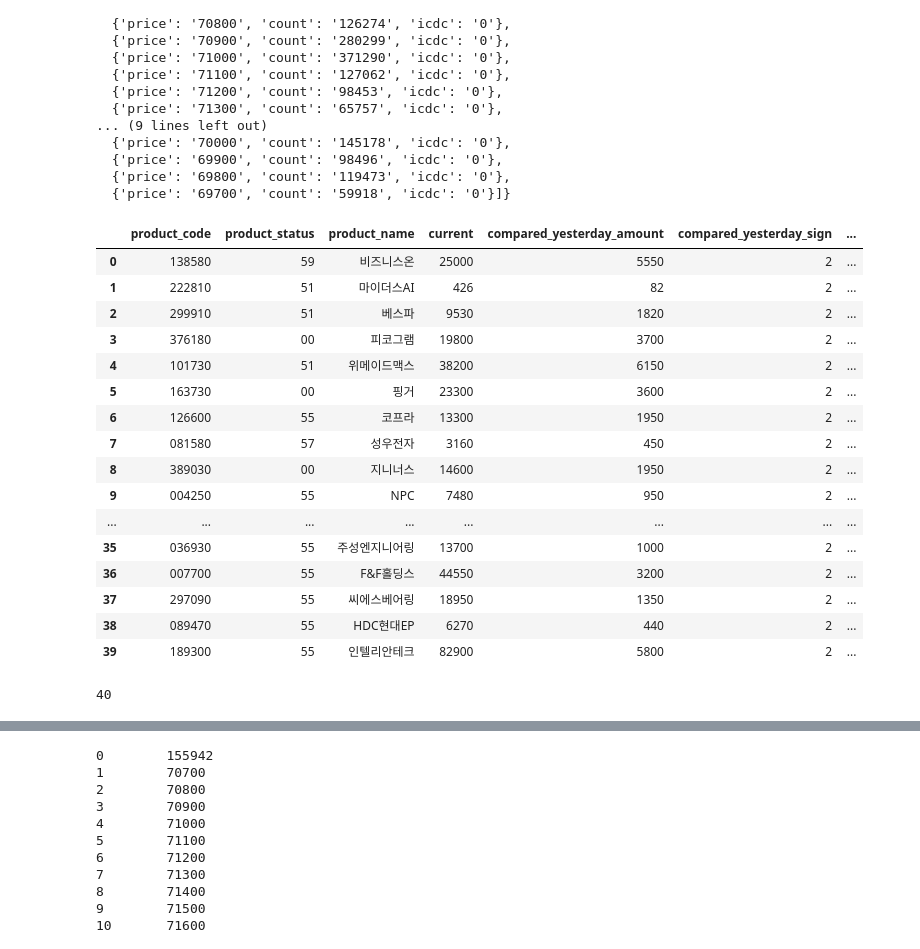
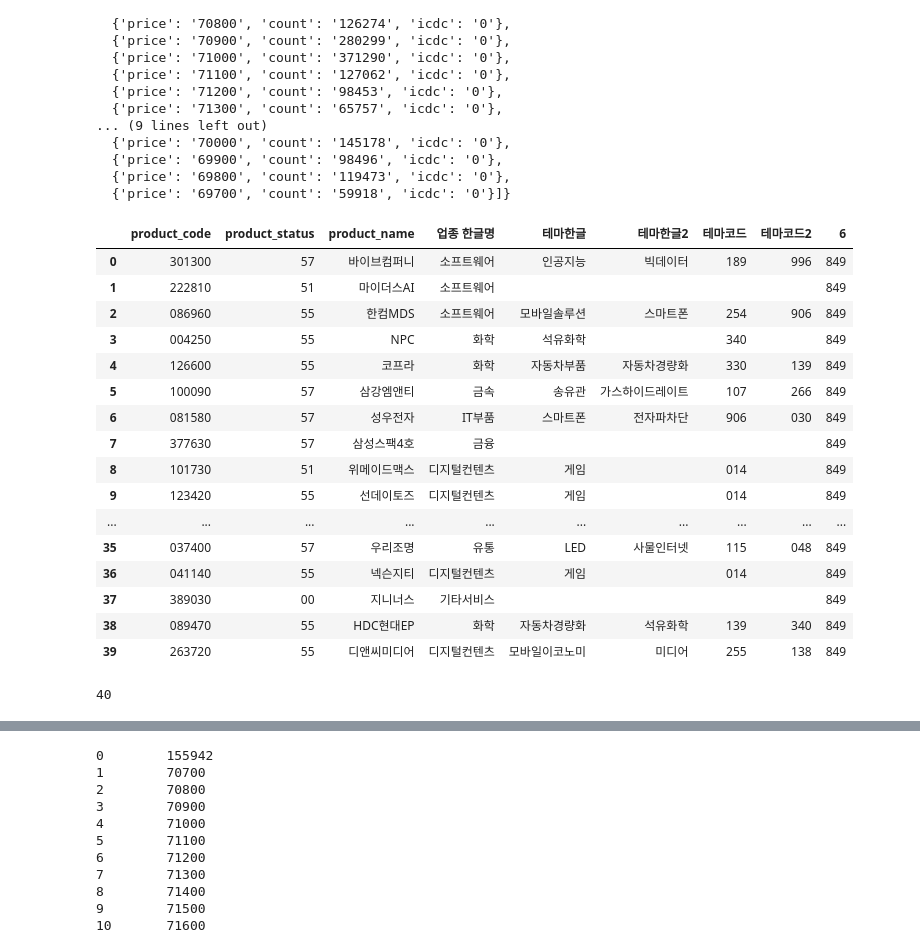
Before and after one commit to softyoungha/pyefriend, a Jupyter notebook: pyefriend_example.ipynb, the cells around one changed output, grey strips where cells are left out. Saved outputs shown, nothing was run; the diff lists cells and outputs as text; code cells hidden in the pictures.

Commit message:
get_product_info 추가

```diff
--- a/pyefriend_example.ipynb
+++ b/pyefriend_example.ipynb
@@ -233,49 +233,55 @@ data = data[0]
 # %%
 # 상승 하락 종목 수
 (
     api
     .set_data(0, 'J')
     .set_data(1, '11302')
     .set_data(2, '1')
     .set_data(3, '0')
     .set_data(4, '0000')
     .request_data('KST13020000')
 )
 
 columns = [
             dict(index=0, key='product_code', not_null=True),
             dict(index=1, key='product_status', not_null=True),
             dict(index=2, key='product_name'),
-            dict(index=3, key='current', type=int),
-            dict(index=4, key='compared_yesterday_amount', type=int),
-            dict(index=5, key='compared_yesterday_sign', type=str),
-            dict(index=7, key='total_volume', type=int),
-            dict(index=8, key='total_amount', type=int),
-            dict(index=13, key='continuous_maximum_days', type=int),
-            dict(index=14, key='continuous_minimum_days', type=int),
-            dict(index=15, key='continuous_increase_days', type=int),
-            dict(index=16, key='continuous_decrease_days', type=int),
-            dict(index=17, key='continuous_nochange_days', type=int),
+#             dict(index=3, key='current', type=int),
+#             dict(index=4, key='compared_yesterday_amount', type=int),
+#             dict(index=5, key='compared_yesterday_sign', type=str),
+#             dict(index=7, key='total_volume', type=int),
+#             dict(index=8, key='total_amount', type=int),
+#             dict(index=13, key='continuous_maximum_days', type=int),
+#             dict(index=14, key='continuous_minimum_days', type=int),
+#             dict(index=15, key='continuous_increase_days', type=int),
+#             dict(index=16, key='continuous_decrease_days', type=int),
+#             dict(index=17, key='continuous_nochange_days', type=int),
+    dict(index=18, key='업종 한글명', type=int),
+    dict(index=19, key='테마한글', type=int),
+    dict(index=20, key='테마한글2', type=int),
+    dict(index=21, key='테마코드', type=int),
+    dict(index=22, key='테마코드2', type=int),
+    dict(index=23, key='6', type=int),
         ]
 data = api.get_data(multiple=True, columns=columns)
 display(pd.DataFrame(data))
 len(data)
 # %% [output]
-|  | product_code | product_status | product_name | current | compared_yesterday_amount | compared_yesterday_sign | ... |
-| 0 | 138580 | 59 | 비즈니스온 | 25000 | 5550 | 2 | ... |
-| 1 | 222810 | 51 | 마이더스AI | 426 | 82 | 2 | ... |
-| 2 | 299910 | 51 | 베스파 | 9530 | 1820 | 2 | ... |
-| 3 | 376180 | 00 | 피코그램 | 19800 | 3700 | 2 | ... |
-| 4 | 101730 | 51 | 위메이드맥스 | 38200 | 6150 | 2 | ... |
-| 5 | 163730 | 00 | 핑거 | 23300 | 3600 | 2 | ... |
-| 6 | 126600 | 55 | 코프라 | 13300 | 1950 | 2 | ... |
-| 7 | 081580 | 57 | 성우전자 | 3160 | 450 | 2 | ... |
-| 8 | 389030 | 00 | 지니너스 | 14600 | 1950 | 2 | ... |
-| 9 | 004250 | 55 | NPC | 7480 | 950 | 2 | ... |
-| ... | ... | ... | ... | ... | ... | ... | ... |
-| 35 | 036930 | 55 | 주성엔지니어링 | 13700 | 1000 | 2 | ... |
-| 36 | 007700 | 55 | F&F홀딩스 | 44550 | 3200 | 2 | ... |
-| 37 | 297090 | 55 | 씨에스베어링 | 18950 | 1350 | 2 | ... |
-| 38 | 089470 | 55 | HDC현대EP | 6270 | 440 | 2 | ... |
-| 39 | 189300 | 55 | 인텔리안테크 | 82900 | 5800 | 2 | ... |
+|  | product_code | product_status | product_name | 업종 한글명 | 테마한글 | 테마한글2 | 테마코드 | 테마코드2 | 6 |
+| 0 | 301300 | 57 | 바이브컴퍼니 | 소프트웨어 | 인공지능 | 빅데이터 | 189 | 996 | 849 |
+| 1 | 222810 | 51 | 마이더스AI | 소프트웨어 |  |  |  |  | 849 |
+| 2 | 086960 | 55 | 한컴MDS | 소프트웨어 | 모바일솔루션 | 스마트폰 | 254 | 906 | 849 |
+| 3 | 004250 | 55 | NPC | 화학 | 석유화학 |  | 340 |  | 849 |
+| 4 | 126600 | 55 | 코프라 | 화학 | 자동차부품 | 자동차경량화 | 330 | 139 | 849 |
+| 5 | 100090 | 57 | 삼강엠앤티 | 금속 | 송유관 | 가스하이드레이트 | 107 | 266 | 849 |
+| 6 | 081580 | 57 | 성우전자 | IT부품 | 스마트폰 | 전자파차단 | 906 | 030 | 849 |
+| 7 | 377630 | 57 | 삼성스팩4호 | 금융 |  |  |  |  | 849 |
+| 8 | 101730 | 51 | 위메이드맥스 | 디지털컨텐츠 | 게임 |  | 014 |  | 849 |
+| 9 | 123420 | 55 | 선데이토즈 | 디지털컨텐츠 | 게임 |  | 014 |  | 849 |
+| ... | ... | ... | ... | ... | ... | ... | ... | ... | ... |
+| 35 | 037400 | 57 | 우리조명 | 유통 | LED | 사물인터넷 | 115 | 048 | 849 |
+| 36 | 041140 | 55 | 넥슨지티 | 디지털컨텐츠 | 게임 |  | 014 |  | 849 |
+| 37 | 389030 | 00 | 지니너스 | 기타서비스 |  |  |  |  | 849 |
+| 38 | 089470 | 55 | HDC현대EP | 화학 | 자동차경량화 | 석유화학 | 139 | 340 | 849 |
+| 39 | 263720 | 55 | 디앤씨미디어 | 디지털컨텐츠 | 모바일이코노미 | 미디어 | 255 | 138 | 849 |
 40
```
Also changed, not shown: parts of 2 cells of this notebook, 6 other files.
